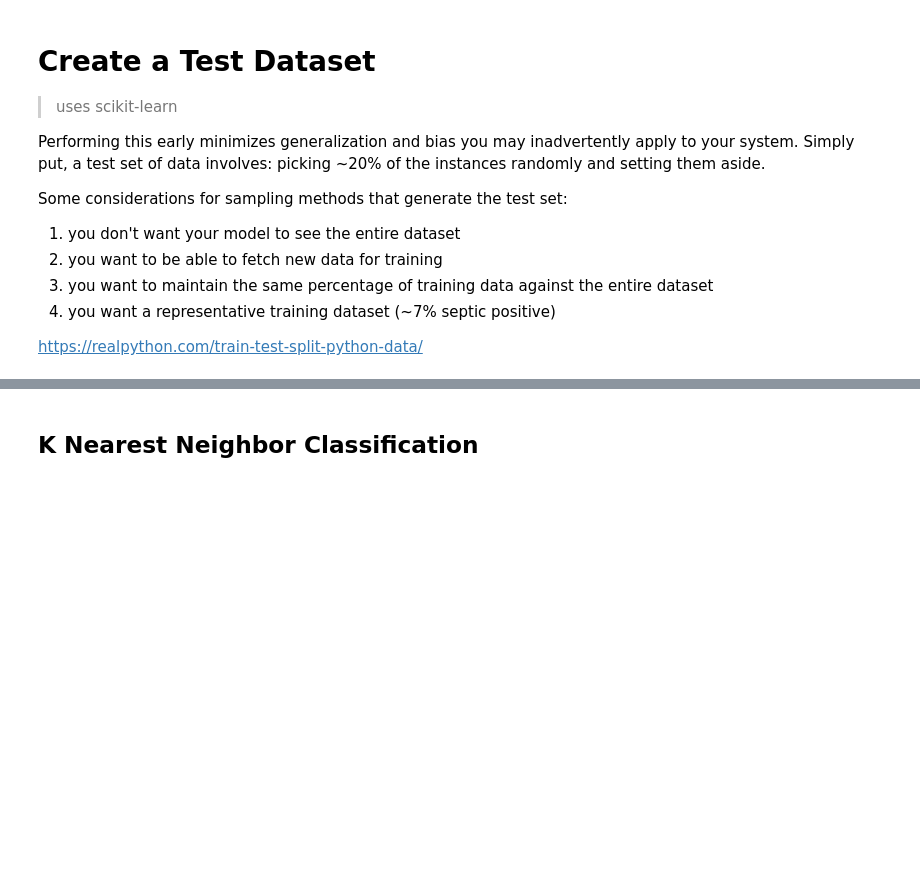
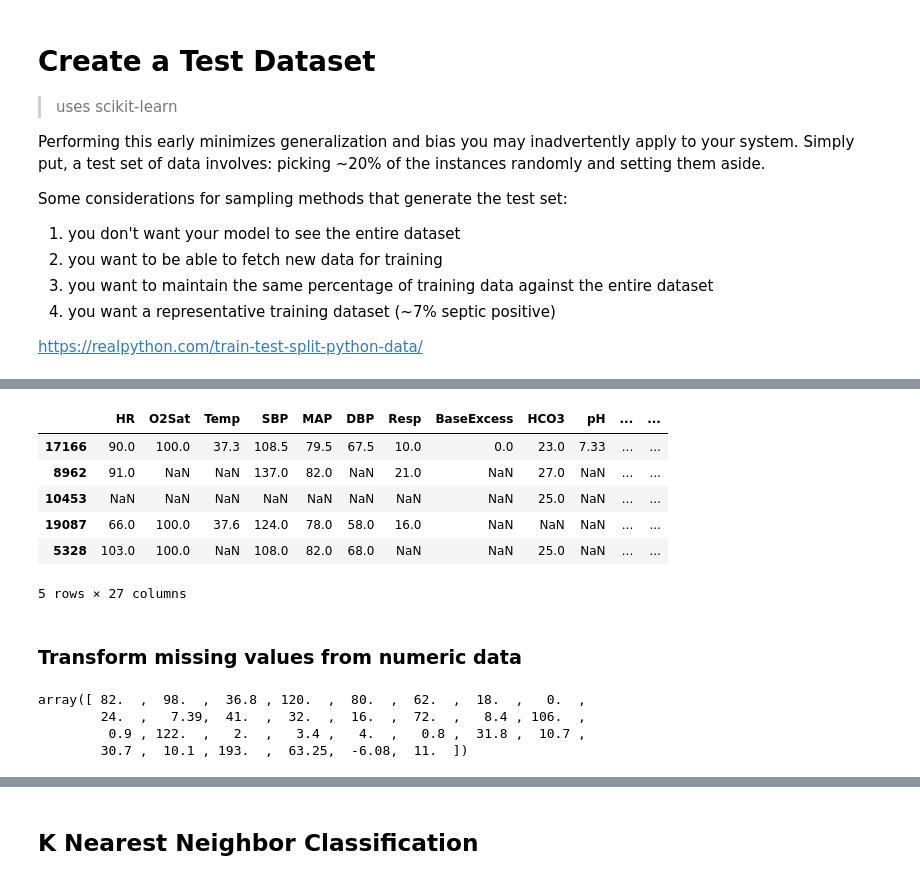
Before and after one commit to redhat-na-ssa/sepsis-detection, a Jupyter notebook: data-scientists.ipynb, the cells around one changed output, grey strips where cells are left out. Drawn from its saved outputs; the diff is of its cells as text; code cells hidden in the pictures; blank space fills up the shorter version.

```diff
--- a/data-scientists.ipynb
+++ b/data-scientists.ipynb
@@ -325,0 +67,17 @@ cv_lin_svm
+# %%
+# sets 20% of the data aside for testing, sets the random number generate to it always generates the same shuffled indicies
+# x = 2 dimensional array with inputs
+# X_train is the training part of the first sequence (x)
+# X_test is the test part of the first sequence (x)
+# y = 1 dimensional array with outputs
+# y_train is the labeled training part of the second sequence
+# y_test is the labeled test part of the second sequence
+# axis Whether to drop labels from the index (0 or ‘index’) or columns (1 or ‘columns’)
+# test_size is the amount of the total dataset to set aside for testing = 10%
+# random state fixes the randomization so you get the same results each time
+# Shuffle before the data is split, it is shuffled
+# stratified splitting keeps the proportion of y values trhough the train and test sets
+X_train, X_test, y_train, y_test = \
+    train_test_split(data.drop("isSepsis", axis=1),
+    data["isSepsis"], test_size=0.1,
+    random_state=42, stratify=data["isSepsis"])
@@ -325,0 +108,48 @@ cv_lin_svm
+# %%
+# data_num = X_train.copy()
+# .drop also creates a copy without the categorical attributes
+# drop non-biological indicators
+data_num = X_train.drop(["SBP",
+                         "DBP",
+                         "EtCO2",
+                         "BaseExcess",
+                         "Magnesium",
+                         "Bilirubin_direct",
+                         "EtCO2",
+                         "Fibrinogen",
+                         "TroponinI",
+                         "Lactate",
+                         "SaO2",
+                         "FiO2",
+                         "Age",
+                         "Gender",
+                         "Unit1",
+                         "Unit2",
+                         "HospAdmTime",
+                         "ICULOS"], axis=1)
+data_num.head()
+# %% [output]
+|  | HR | O2Sat | Temp | SBP | MAP | DBP | Resp | BaseExcess | HCO3 | pH | ... | ... |
+| 17166 | 90.0 | 100.0 | 37.3 | 108.5 | 79.5 | 67.5 | 10.0 | 0.0 | 23.0 | 7.33 | ... | ... |
+| 8962 | 91.0 | NaN | NaN | 137.0 | 82.0 | NaN | 21.0 | NaN | 27.0 | NaN | ... | ... |
+| 10453 | NaN | NaN | NaN | NaN | NaN | NaN | NaN | NaN | 25.0 | NaN | ... | ... |
+| 19087 | 66.0 | 100.0 | 37.6 | 124.0 | 78.0 | 58.0 | 16.0 | NaN | NaN | NaN | ... | ... |
+| 5328 | 103.0 | 100.0 | NaN | 108.0 | 82.0 | 68.0 | NaN | NaN | 25.0 | NaN | ... | ... |
+5 rows × 27 columns
+# %% [markdown]
+### Transform missing values from numeric data
+# %%
+# create simpleimputer instance
+# replace attributes missing values with median of the attribute
+num_imputer = SimpleImputer(strategy="median")
+
+# fit applies the imputer to ALL numeric data in case new data includes null values
+# when system goes live
+# results are stored in a imputer.statistics_ value
+num_imputer.fit(data_num)
+num_imputer.statistics_
+# %% [output]
+array([ 82.  ,  98.  ,  36.8 , 120.  ,  80.  ,  62.  ,  18.  ,   0.  ,
+        24.  ,   7.39,  41.  ,  32.  ,  16.  ,  72.  ,   8.4 , 106.  ,
+         0.9 , 122.  ,   2.  ,   3.4 ,   4.  ,   0.8 ,  31.8 ,  10.7 ,
+        30.7 ,  10.1 , 193.  ,  63.25,  -6.08,  11.  ])
```
Also changed, not shown: parts of 86 cells of this notebook, 13 other files.
